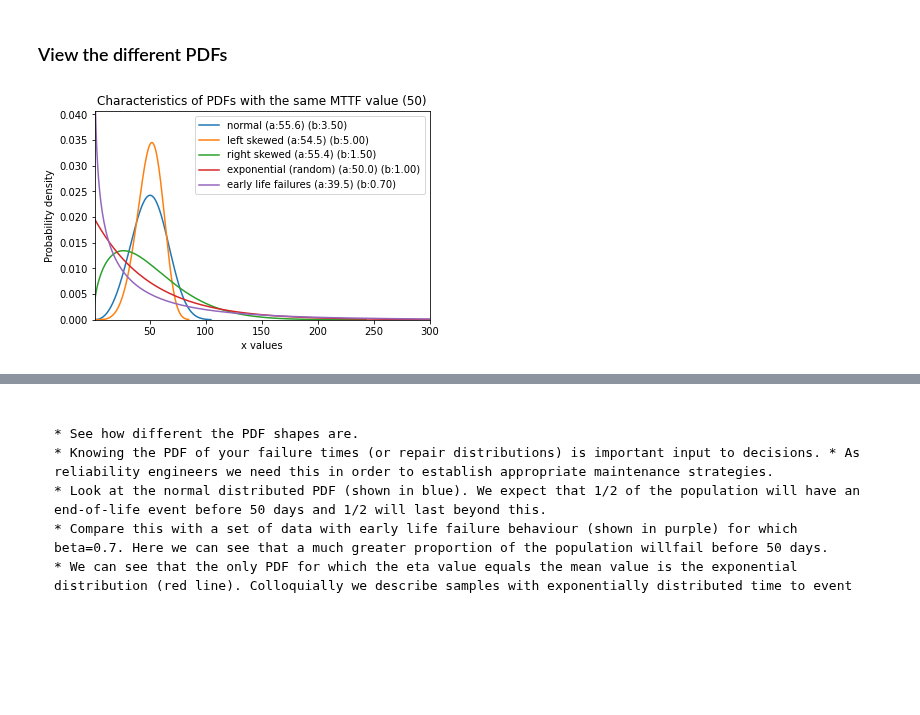
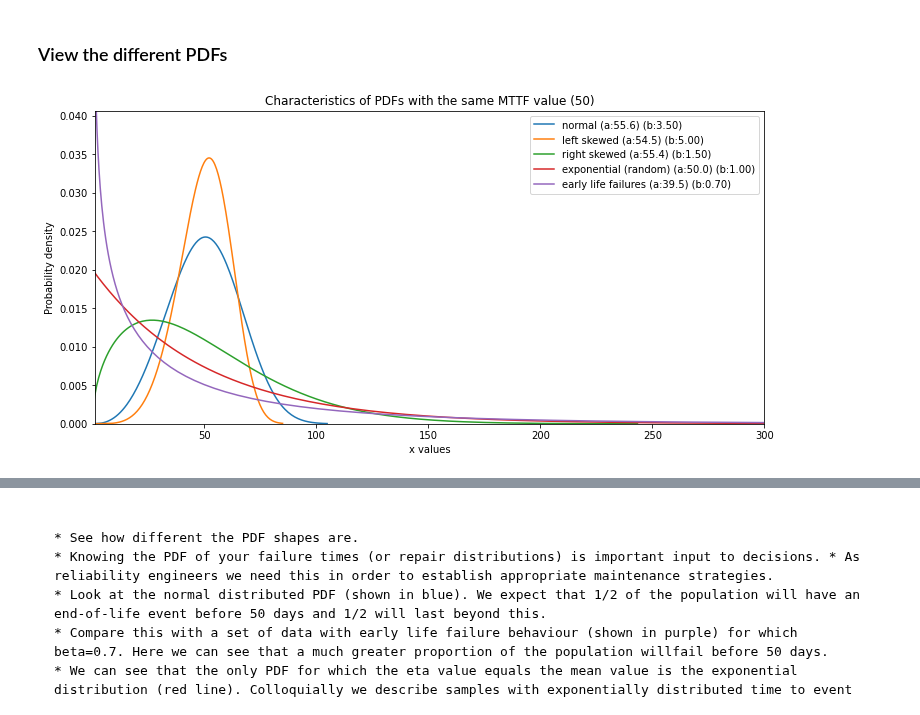
Before and after one commit to woodsnooja/ds-reliability, a Jupyter notebook: notebooks/W1-2 Reliability Fundamentals.ipynb, the cells around one changed output, grey strips where cells are left out. Cells and saved outputs as stored; diff of their text form; code cells hidden in the pictures; blank space fills up the shorter version.

```diff
--- a/notebooks/W1-2 Reliability Fundamentals.ipynb
+++ b/notebooks/W1-2 Reliability Fundamentals.ipynb
@@ -504,9 +523,9 @@ We create distributions with the same scale parameter as our normal example abov
 # %%
 # Set up to generate different distributions by varying the value of beta in the Weibull PDF equation
 distributions = {
-    'normal': {'beta': 3.5},
-    'left skewed': {'beta': 5},
-    'right skewed': {'beta': 1.5},
-    'exponential (random)': {'beta': 1},
-    'early life failures': {'beta': 0.7}
+    "normal": {"beta": 3.5},
+    "left skewed": {"beta": 5},
+    "right skewed": {"beta": 1.5},
+    "exponential (random)": {"beta": 1},
+    "early life failures": {"beta": 0.7},
 }
@@ -513,17 +534,19 @@ distributions = {
 # %% [markdown]
 ### View the different PDFs
 # %%
+plt.figure(figsize=(12, 6))
+
 legend_keys = []
 for dist_name, dist_params in distributions.items():
-    alpha = mttf/(math.gamma(1+(1/dist_params['beta'])))
-    dist = Weibull_Distribution(alpha=alpha, beta=dist_params['beta'])
+    alpha = mttf / (math.gamma(1 + (1 / dist_params["beta"])))
+    dist = Weibull_Distribution(alpha=alpha, beta=dist_params["beta"])
     # Get alpha and beta values for legend
-    legend_keys.append(
-        f'{dist_name} (a:{alpha:0.1f}) (b:{dist_params["beta"]:0.2f})')
+    legend_keys.append(f'{dist_name} (a:{alpha:0.1f}) (b:{dist_params["beta"]:0.2f})')
     dist.PDF()
-plt.title(f'Characteristics of PDFs with the same MTTF value ({50})')
-plt.xlim((1,300))
+
+plt.title(f"Characteristics of PDFs with the same MTTF value ({50})")
+plt.xlim((1, 300))
 plt.legend(legend_keys)
 plt.show()
 # %% [output]
-[figure, old version]
+[figure, new version]
```
Also changed, not shown: parts of 17 cells of this notebook, 3 other files.
